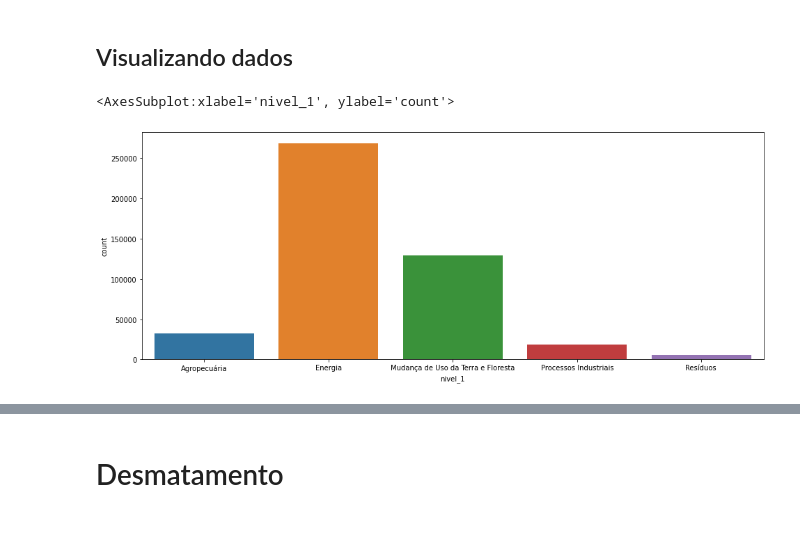
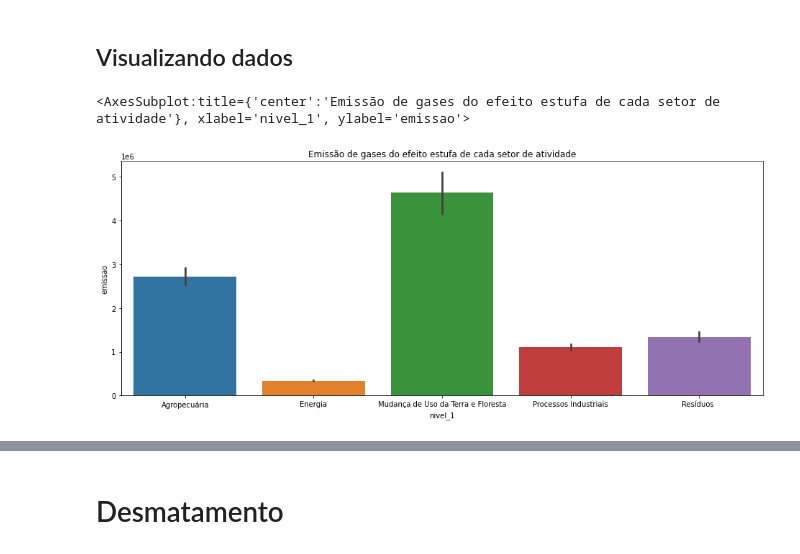
Before and after one commit to andreluraz/capacitacao_competicao, a Jupyter notebook: Capacitacao_competicao_analytica.ipynb, the cells around one changed output, grey strips where cells are left out. Cells and saved outputs as stored; diff of their text form; code cells hidden in the pictures; blank space fills up the shorter version.

```diff
--- a/Capacitacao_competicao_analytica.ipynb
+++ b/Capacitacao_competicao_analytica.ipynb
@@ -101,8 +101,9 @@ array(['AC', 'AL', 'AM', 'AP', 'BA', 'CE', 'DF', 'ES', 'GO', 'MA', 'MG',
 ## Visualizando dados
 # %%
 plt.figure(figsize = (16,6))
-sns.countplot(x ='nivel_1',data = df_estufa_brasil)
+plt.title("Emissão de gases do efeito estufa de cada setor de atividade")
+sns.barplot(x = 'nivel_1', y = 'emissao', data = df_estufa_brasil)
 # %% [output]
-<AxesSubplot:xlabel='nivel_1', ylabel='count'>
+<AxesSubplot:title={'center':'Emissão de gases do efeito estufa de cada setor de atividade'}, xlabel='nivel_1', ylabel='emissao'>
-[figure, old version]
+[figure, new version]
 # %%
```
Also changed, not shown: parts of 15 cells of this notebook.
